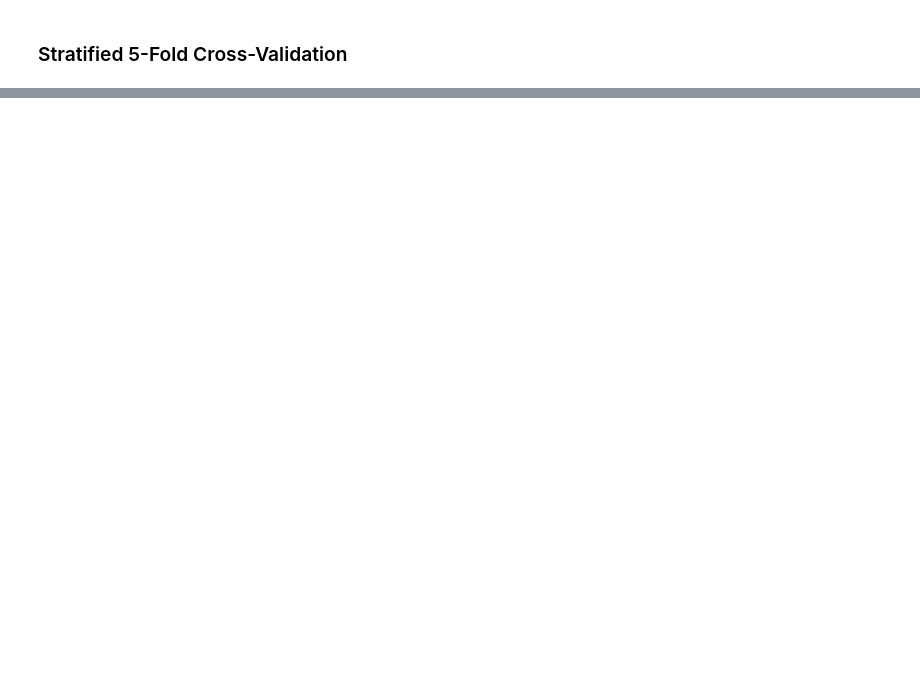
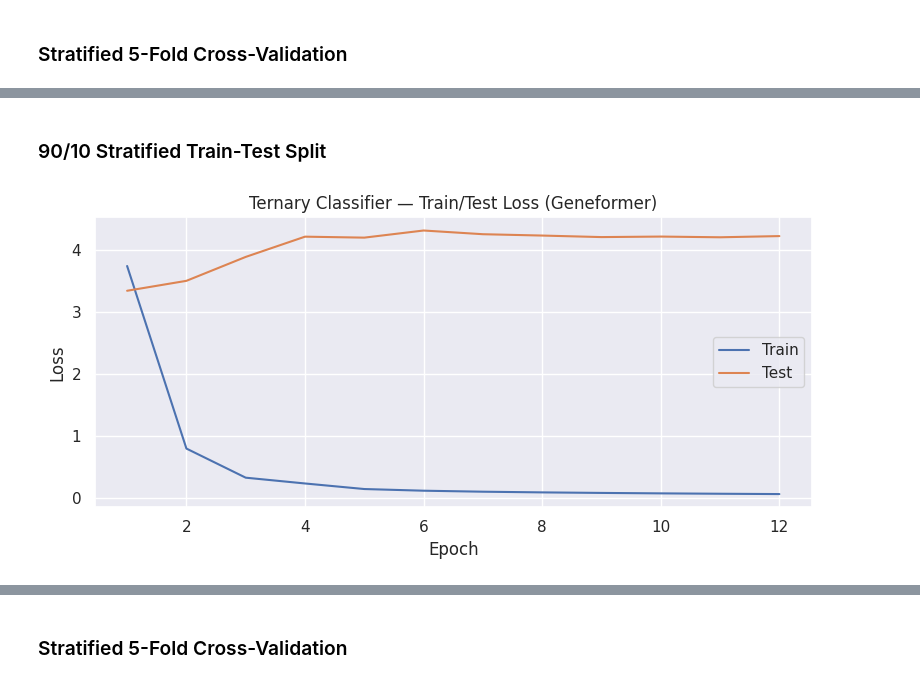
Before and after one commit to chasty2/scFM_benchmarking, a Jupyter notebook: notebooks/get_geneformer_embeddings.ipynb, the cells around one changed output, grey strips where cells are left out. Cells and saved outputs as stored; diff of their text form; code cells hidden in the pictures; blank space fills up the shorter version.

Commit message:
Train geneformer ternary classifier

```diff
--- a/notebooks/get_geneformer_embeddings.ipynb
+++ b/notebooks/get_geneformer_embeddings.ipynb
@@ -430,0 +440,9 @@ weighted avg       0.73      0.73      0.73      8202
+# %%
+from scfm_utils.trrust import TERNARY_LABEL_NAMES, TERNARY_LABELS, load_ternary_trrust_data
+
+TERNARY_EPOCHS = 12
+
+ternary_data = load_ternary_trrust_data(TRRUST_PATH, gene_embeddings)
+print(f"Ternary samples: {len(ternary_data.records)}")
+for label_id, name in TERNARY_LABEL_NAMES.items():
+    print(f"  {name}: {(ternary_data.labels == label_id).sum()}")
@@ -430,0 +454,68 @@ weighted avg       0.73      0.73      0.73      8202
+# %% [markdown]
+### 90/10 Stratified Train-Test Split
+# %%
+tf_tensor_t = torch.from_numpy(ternary_data.tf_embeddings).float()
+tgt_tensor_t = torch.from_numpy(ternary_data.target_embeddings).float()
+label_tensor_t = torch.from_numpy(ternary_data.labels).long()
+
+n_classes_t = len(TERNARY_LABELS)
+
+train_idx, test_idx = train_test_split(
+    np.arange(len(label_tensor_t)), test_size=0.1, stratify=ternary_data.labels, random_state=42
+)
+
+train_ds = TensorDataset(tf_tensor_t[train_idx], tgt_tensor_t[train_idx], label_tensor_t[train_idx])
+test_ds = TensorDataset(tf_tensor_t[test_idx], tgt_tensor_t[test_idx], label_tensor_t[test_idx])
+train_loader = DataLoader(train_ds, batch_size=BATCH_SIZE, shuffle=True)
+test_loader = DataLoader(test_ds, batch_size=BATCH_SIZE)
+
+classifier_t = TRRClassifierModel(embsize=embsize, n_classes=n_classes_t).to(DEVICE)
+optimizer = torch.optim.Adam(classifier_t.parameters(), lr=LR)
+criterion = torch.nn.CrossEntropyLoss()
+
+train_losses, test_losses = [], []
+for epoch in range(TERNARY_EPOCHS):
+    classifier_t.train()
+    epoch_loss = 0.0
+    for tf_b, tgt_b, lbl_b in train_loader:
+        tf_b, tgt_b, lbl_b = tf_b.to(DEVICE), tgt_b.to(DEVICE), lbl_b.to(DEVICE)
+        logits = classifier_t(tf_b, tgt_b)
+        loss = criterion(logits, lbl_b)
+        optimizer.zero_grad()
+        loss.backward()
+        optimizer.step()
+        epoch_loss += loss.item() * len(lbl_b)
+    train_losses.append(epoch_loss / len(train_idx))
+
+    classifier_t.eval()
+    test_loss = 0.0
+    with torch.no_grad():
+        for tf_b, tgt_b, lbl_b in test_loader:
+            tf_b, tgt_b, lbl_b = tf_b.to(DEVICE), tgt_b.to(DEVICE), lbl_b.to(DEVICE)
+            logits = classifier_t(tf_b, tgt_b)
+            test_loss += criterion(logits, lbl_b).item() * len(lbl_b)
+    test_losses.append(test_loss / len(test_idx))
+
+epochs = range(1, TERNARY_EPOCHS + 1)
+plt.figure(figsize=(8, 4))
+plt.plot(epochs, train_losses, label="Train")
+plt.plot(epochs, test_losses, label="Test")
+plt.xlabel("Epoch")
+plt.ylabel("Loss")
+plt.title("Ternary Classifier — Train/Test Loss (Geneformer)")
+plt.legend()
+plt.tight_layout()
+plt.show()
+
+classifier_t.eval()
+all_preds = []
+with torch.no_grad():
+    for tf_b, tgt_b, lbl_b in test_loader:
+        logits = classifier_t(tf_b.to(DEVICE), tgt_b.to(DEVICE))
+        all_preds.append(logits.argmax(dim=1).cpu())
+all_preds = torch.cat(all_preds).numpy()
+
+target_names = [TERNARY_LABEL_NAMES[i] for i in range(n_classes_t)]
+print(classification_report(ternary_data.labels[test_idx], all_preds, target_names=target_names))
+# %% [output]
+[figure, added]
@@ -430,0 +531,2 @@ weighted avg       0.73      0.73      0.73      8202
+# %% [markdown]
+### Stratified 5-Fold Cross-Validation
```
Also changed, not shown: parts of 8 cells of this notebook.
